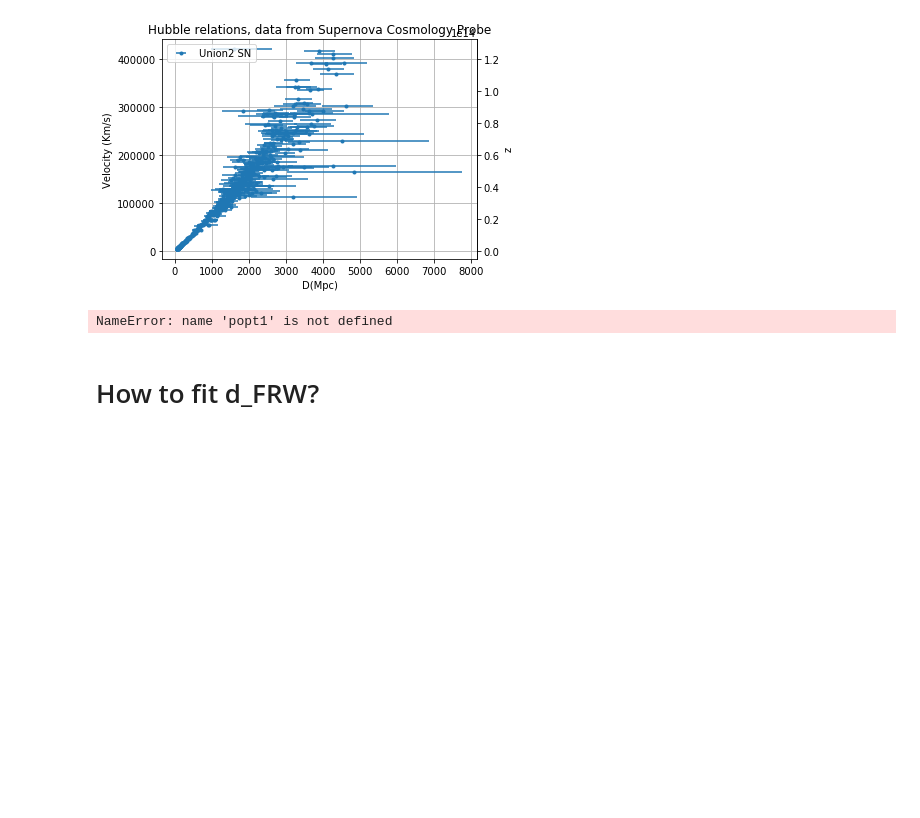
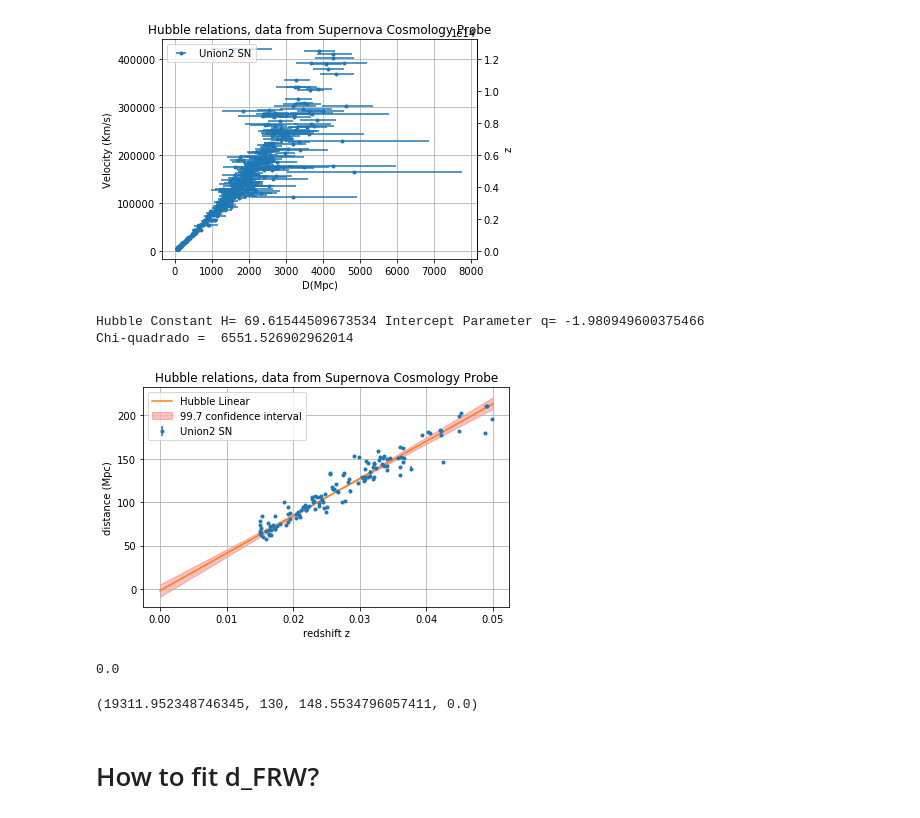
Before and after one commit to lbarosi/BINGO-Hackaton, a Jupyter notebook: Notebooks/Supernovas.ipynb, the cells around one changed output. Cells and saved outputs as stored; diff of their text form; code cells hidden in the pictures; blank space fills up the shorter version.

```diff
--- a/Notebooks/Supernovas.ipynb
+++ b/Notebooks/Supernovas.ipynb
@@ -183,29 +188,42 @@ def plotSupernova(LABEL):
 # %%
 from scipy.optimize import curve_fit
 from scipy.stats import chisquare
 confidence = 3
-zmax = 0.5
+zmax = 0.05
 indx = np.where(z_array < zmax)
 zfilter = z_array[indx]
 dfilter = d_array[indx]
 sig = d_error_plus[indx] - d_error_minus[indx]
 popt, pcov = curve_fit(d1, zfilter, dfilter, sigma = sig)
 
 perr = np.sqrt(np.diag(pcov))
 popt_up = popt+confidence*perr
 popt_down = popt-confidence*perr
 
-chi2r = chi2_r(dfilter,d1(zfilter,*popt1),len(popt),sig)
+chi2r = chi2_r(dfilter,d1(zfilter,*popt),len(popt),sig)
 print("Hubble Constant H=",popt[0], "Intercept Parameter q=", popt[1])
 print("Chi-quadrado = ",chi2r)
 #z points to plot smooth fit
 zaxis = np.linspace(0,zmax,200)
 fitd = d1(zaxis,*popt)
 fitd_up = d1(zaxis,*popt_up)
 fitd_down = d1(zaxis,*popt_down)
 plotSupernova("Hubble Linear")
 # %% [output]
-NameError: name 'popt1' is not defined
+Hubble Constant H= 69.61544509673534 Intercept Parameter q= -1.980949600375466
+Chi-quadrado =  6551.526902962014
+[figure, added]
+# %%
+chi = np.sum(((dfilter-d1(zfilter,*popt))/sig)**2)
+nu = dfilter.size-1-1
+from scipy.stats import chi2
+chi2.sf(chi,nu )
+# %% [output]
+0.0
+# %%
+chi, nu, chi/nu, 1.-chi2.cdf(chi,nu)
+# %% [output]
+(19311.952348746345, 130, 148.5534796057411, 0.0)
 # %%
 confidence = 3
 zmax = 0.5
```
Also changed, not shown: parts of 6 cells of this notebook, 6 other files.
